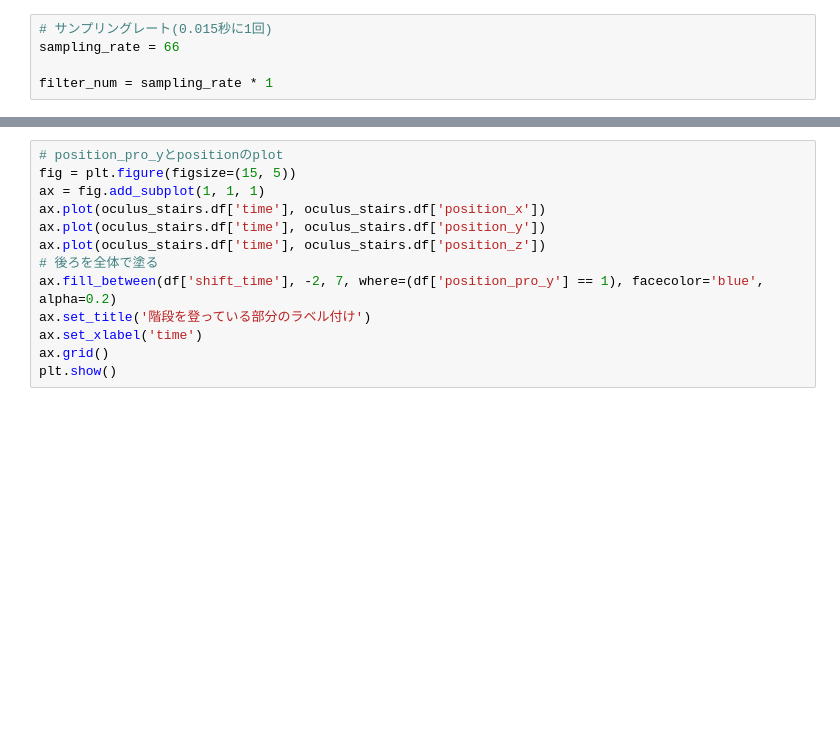
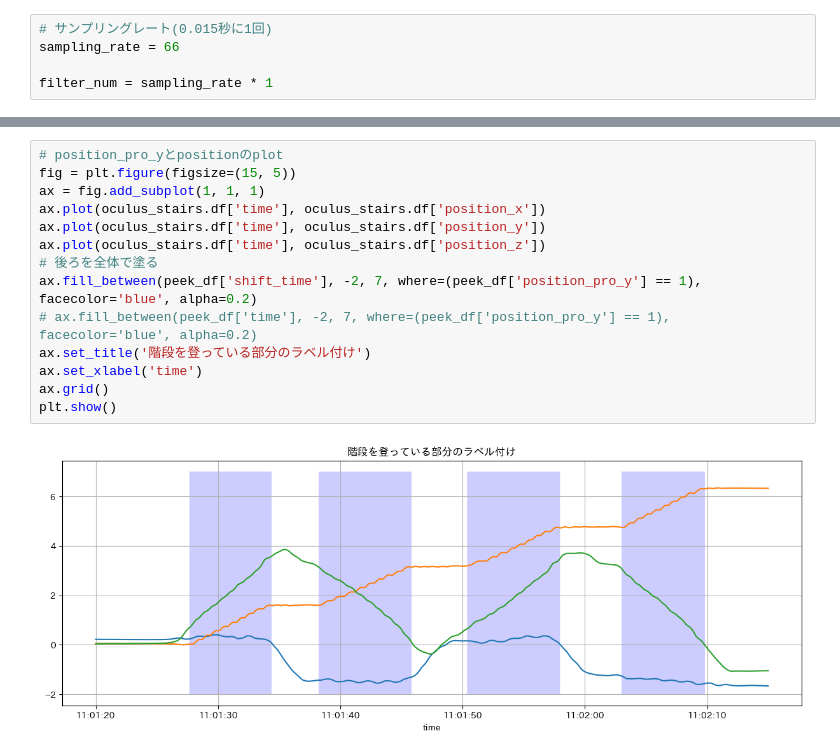
Before and after one commit to karasuneo/kajilab, a Jupyter notebook: metaquest_sensing/instance.ipynb, the cells around one changed output, grey strips where cells are left out. Saved outputs shown, nothing was run; the diff lists cells and outputs as text; blank space fills up the shorter version.

```diff
--- a/metaquest_sensing/instance.ipynb
+++ b/metaquest_sensing/instance.ipynb
@@ -215,13 +259,16 @@ plt.show()
 # %%
 # position_pro_yとpositionのplot
 fig = plt.figure(figsize=(15, 5))
 ax = fig.add_subplot(1, 1, 1)
 ax.plot(oculus_stairs.df['time'], oculus_stairs.df['position_x'])
 ax.plot(oculus_stairs.df['time'], oculus_stairs.df['position_y'])
 ax.plot(oculus_stairs.df['time'], oculus_stairs.df['position_z'])
 # 後ろを全体で塗る
-ax.fill_between(df['shift_time'], -2, 7, where=(df['position_pro_y'] == 1), facecolor='blue', alpha=0.2)
+ax.fill_between(peek_df['shift_time'], -2, 7, where=(peek_df['position_pro_y'] == 1), facecolor='blue', alpha=0.2)
+# ax.fill_between(peek_df['time'], -2, 7, where=(peek_df['position_pro_y'] == 1), facecolor='blue', alpha=0.2)
 ax.set_title('階段を登っている部分のラベル付け')
 ax.set_xlabel('time')
 ax.grid()
 plt.show()
+# %% [output]
+[figure, added]
```
Also changed, not shown: parts of 14 cells of this notebook, 2 other files.
